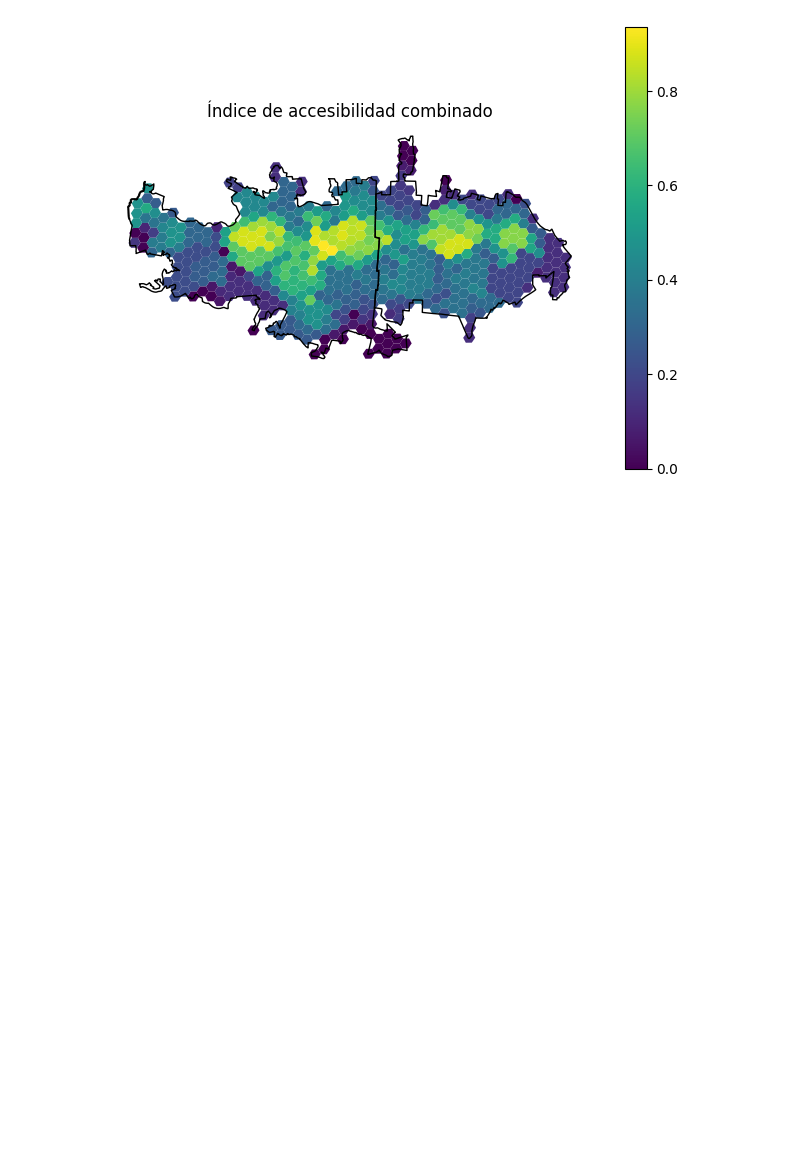
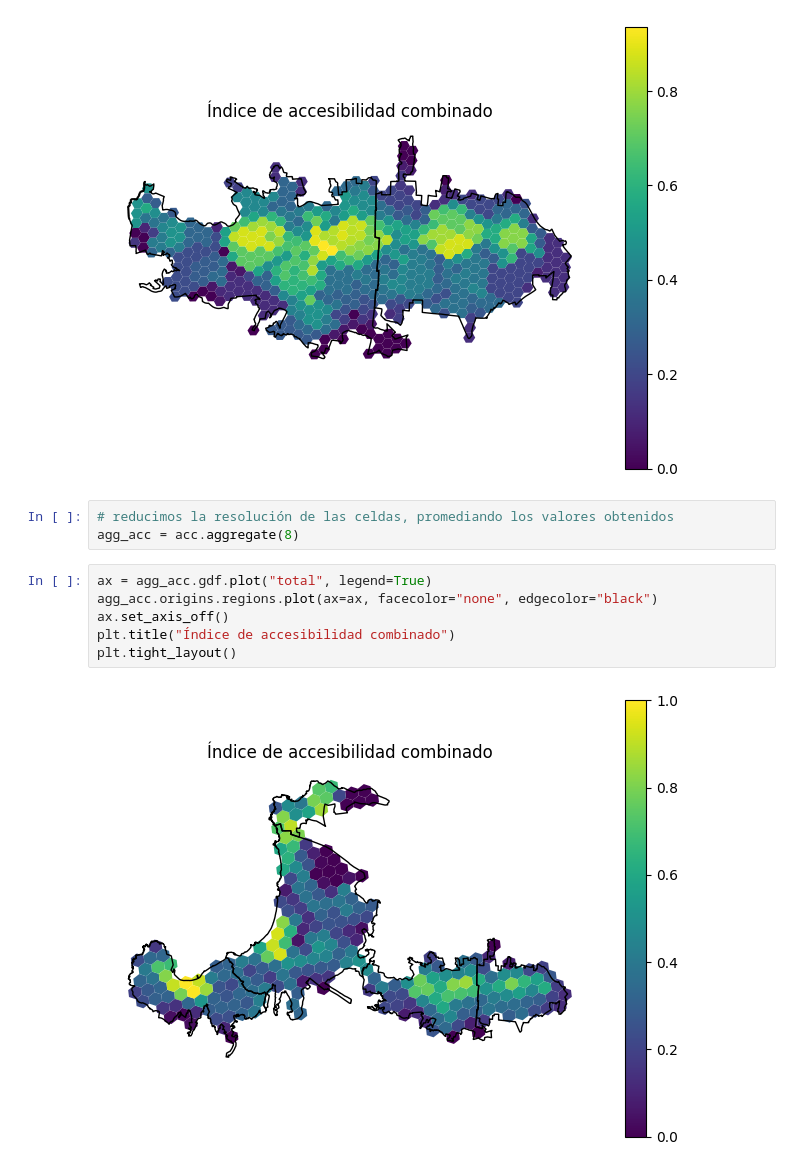
Before and after one commit to claugaete/x-minute-chile, a Jupyter notebook: notebooks/ejemplo_valparaiso.ipynb, the cells around one changed output. Drawn from its saved outputs; the diff is of its cells as text; blank space fills up the shorter version.

```diff
--- a/notebooks/ejemplo_valparaiso.ipynb
+++ b/notebooks/ejemplo_valparaiso.ipynb
@@ -283,3 +283,14 @@ plt.title("Índice de accesibilidad combinado")
 plt.tight_layout()
 # %% [output]
 [figure]
+# %%
+# reducimos la resolución de las celdas, promediando los valores obtenidos
+agg_acc = acc.aggregate(8)
+# %%
+ax = agg_acc.gdf.plot("total", legend=True)
+agg_acc.origins.regions.plot(ax=ax, facecolor="none", edgecolor="black")
+ax.set_axis_off()
+plt.title("Índice de accesibilidad combinado")
+plt.tight_layout()
+# %% [output]
+[figure, added]
```
Also changed, not shown: parts of 2 cells of this notebook, 6 other files.
